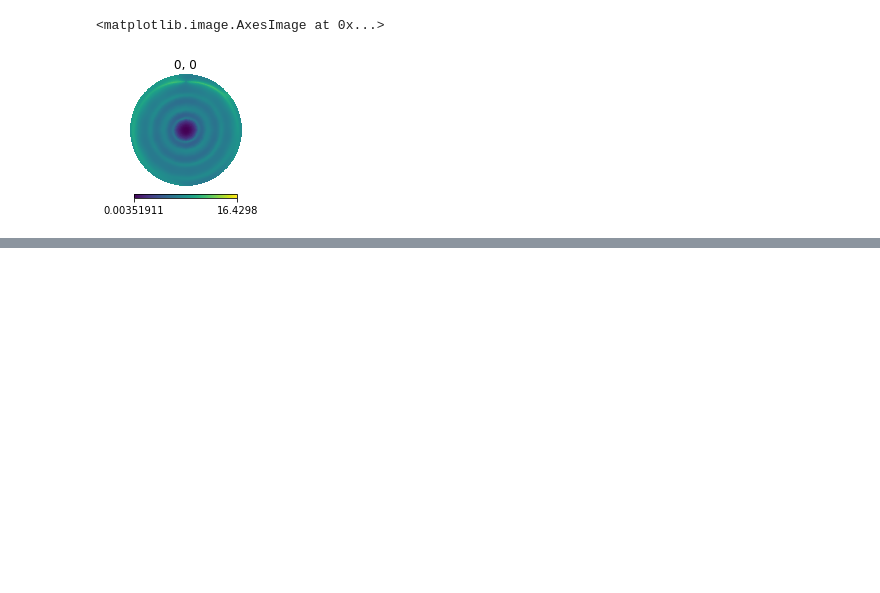
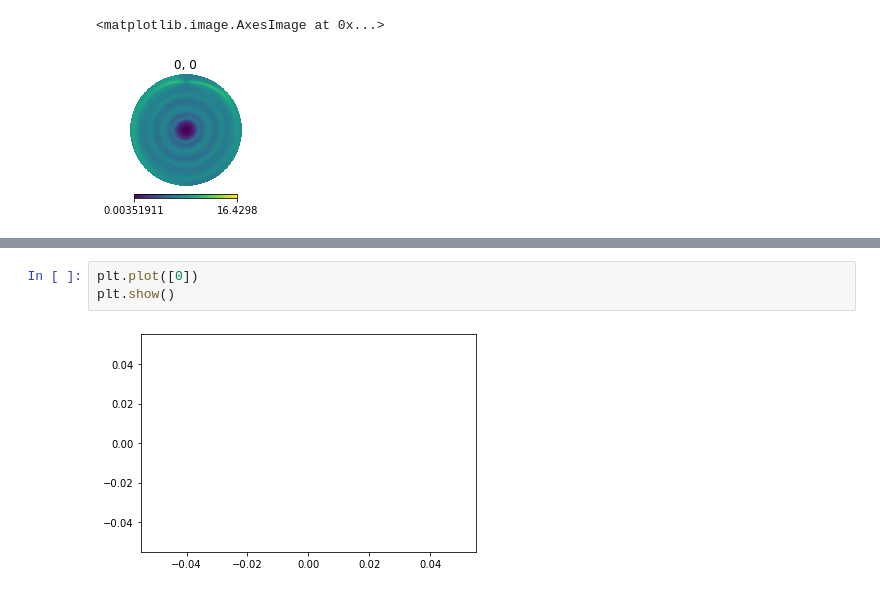
Before and after one commit to 3276908917/skyflux, a Jupyter notebook: notebooks/jones_matrices/A_Catalog.ipynb, the cells around one changed output, grey strips where cells are left out. Drawn from its saved outputs; the diff is of its cells as text; blank space fills up the shorter version.

```diff
--- a/notebooks/jones_matrices/A_Catalog.ipynb
+++ b/notebooks/jones_matrices/A_Catalog.ipynb
@@ -181,0 +196,5 @@ IndexError: index 4 is out of bounds for axis 1 with size 4
+# %%
+plt.plot([0])
+plt.show()
+# %% [output]
+[figure, added]
```
Also changed, not shown: parts of 5 cells of this notebook, 2 other files.
